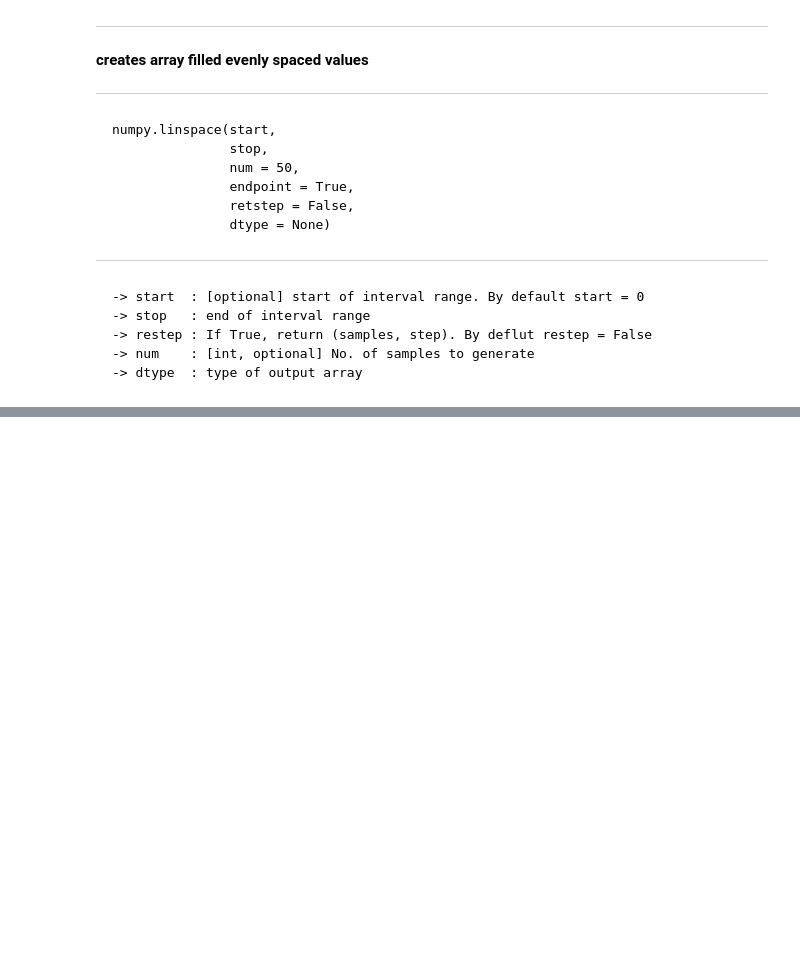
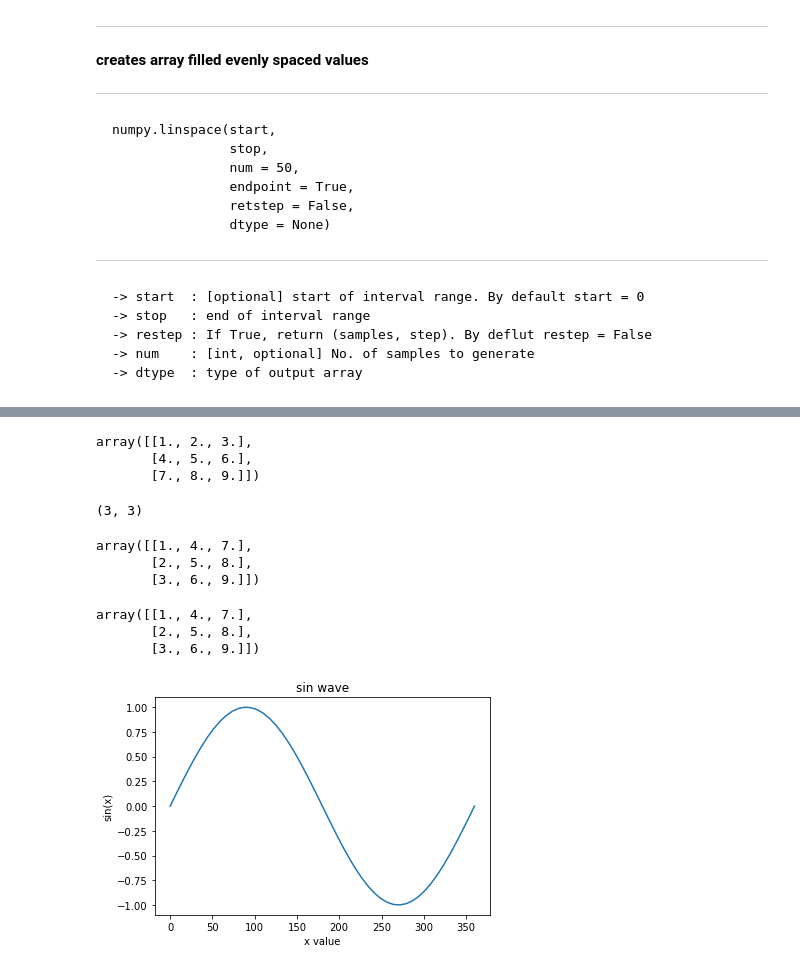
Before and after one commit to ikaushikpal/ML_Prerequisite, a Jupyter notebook: numpy basics/NumPy Tutorials from Amulya's Academy.ipynb, the cells around one changed output, grey strips where cells are left out. Cells and saved outputs as stored; diff of their text form; code cells hidden in the pictures; blank space fills up the shorter version.

```diff
--- a/numpy basics/NumPy Tutorials from Amulya's Academy.ipynb
+++ b/numpy basics/NumPy Tutorials from Amulya's Academy.ipynb
@@ -260,0 +310,39 @@ ___
+# %%
+m1 = np.linspace([1,2,3], [7,8,9], 3)
+m1
+# %% [output]
+array([[1., 2., 3.],
+       [4., 5., 6.],
+       [7., 8., 9.]])
+# %%
+m1.shape
+# %% [output]
+(3, 3)
+# %%
+m1.T
+# %% [output]
+array([[1., 4., 7.],
+       [2., 5., 8.],
+       [3., 6., 9.]])
+# %%
+m2 = np.linspace([1,2,3], [7,8,9], 3, axis=1)
+m2
+# %% [output]
+array([[1., 4., 7.],
+       [2., 5., 8.],
+       [3., 6., 9.]])
+# %%
+import matplotlib.pyplot as plt
+
+
+sin_points = np.linspace(0, 360, 50)
+radian_Values = np.radians(sin_points)
+sin_values = np.sin(radian_Values)
+
+plt.plot(sin_points, sin_values)
+plt.title("sin wave")
+plt.ylabel("sin(x)")
+plt.xlabel("x value")
+plt.show()
+# %% [output]
+[figure, added]
```
Also changed, not shown: parts of 40 cells of this notebook.
